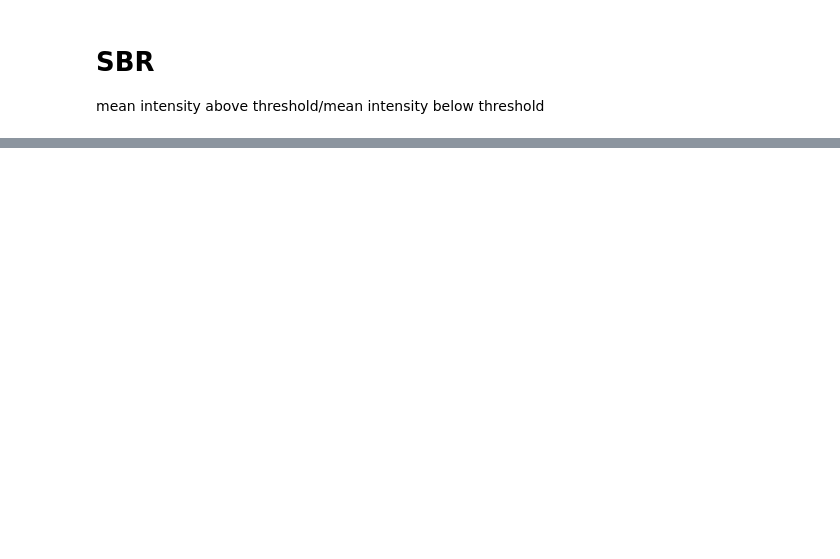
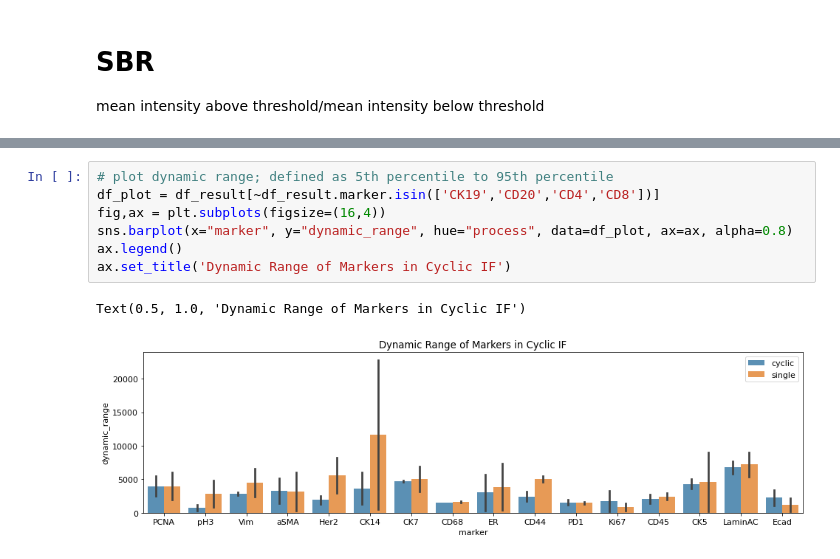
Before and after one commit to engjen/cycIF_Validation, a Jupyter notebook: Fig1_SinglevsCyclic_analysis_44290.ipynb, the cells around one changed output, grey strips where cells are left out. Drawn from its saved outputs; the diff is of its cells as text; blank space fills up the shorter version.

```diff
--- a/Fig1_SinglevsCyclic_analysis_44290.ipynb
+++ b/Fig1_SinglevsCyclic_analysis_44290.ipynb
@@ -617,0 +526,10 @@ fig.savefig(s_figname)
+# %%
+# plot dynamic range; defined as 5th percentile to 95th percentile
+df_plot = df_result[~df_result.marker.isin(['CK19','CD20','CD4','CD8'])]
+fig,ax = plt.subplots(figsize=(16,4))
+sns.barplot(x="marker", y="dynamic_range", hue="process", data=df_plot, ax=ax, alpha=0.8)
+ax.legend()
+ax.set_title('Dynamic Range of Markers in Cyclic IF')
+# %% [output]
+Text(0.5, 1.0, 'Dynamic Range of Markers in Cyclic IF')
+[figure, added]
```
Also changed, not shown: parts of 28 cells of this notebook, 1 other file.
